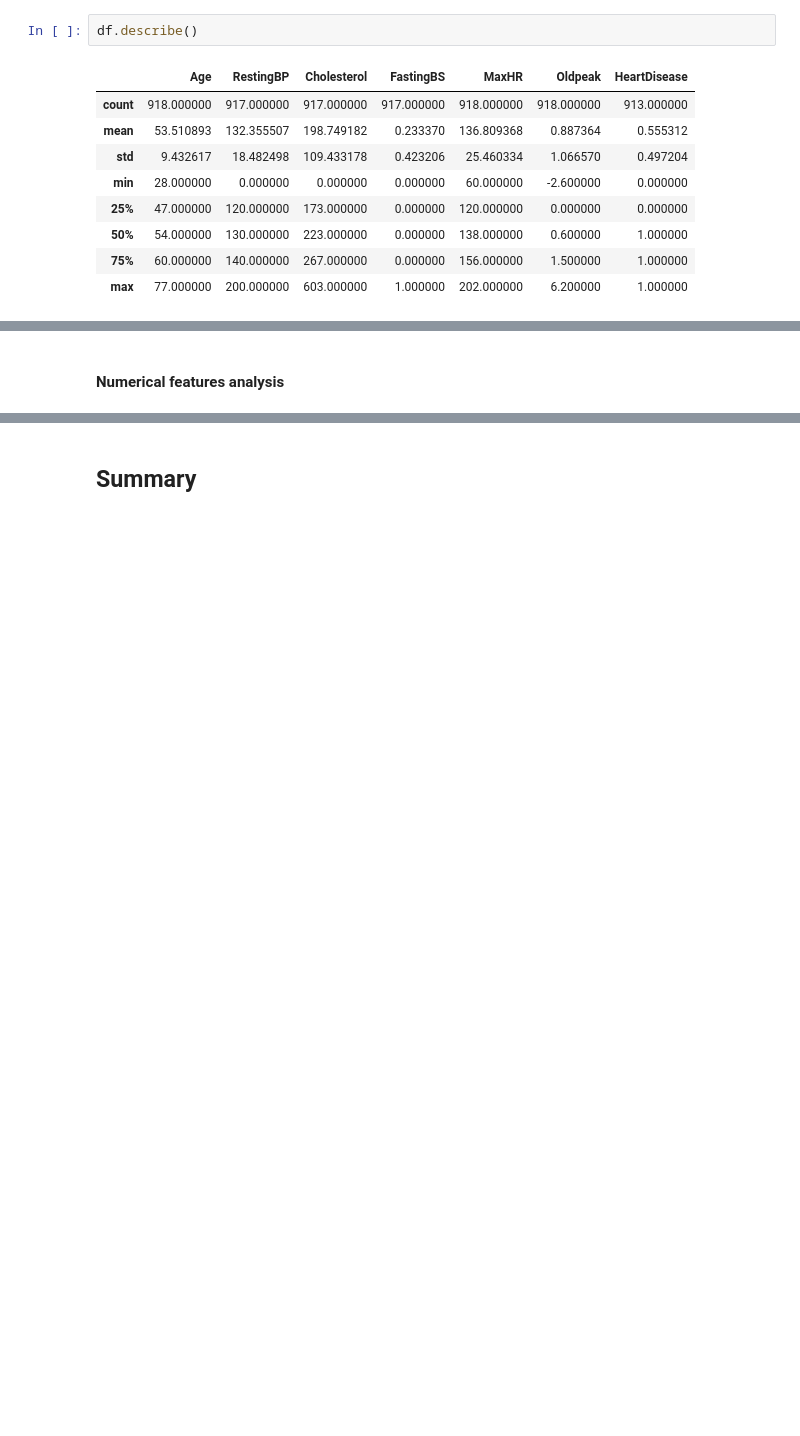
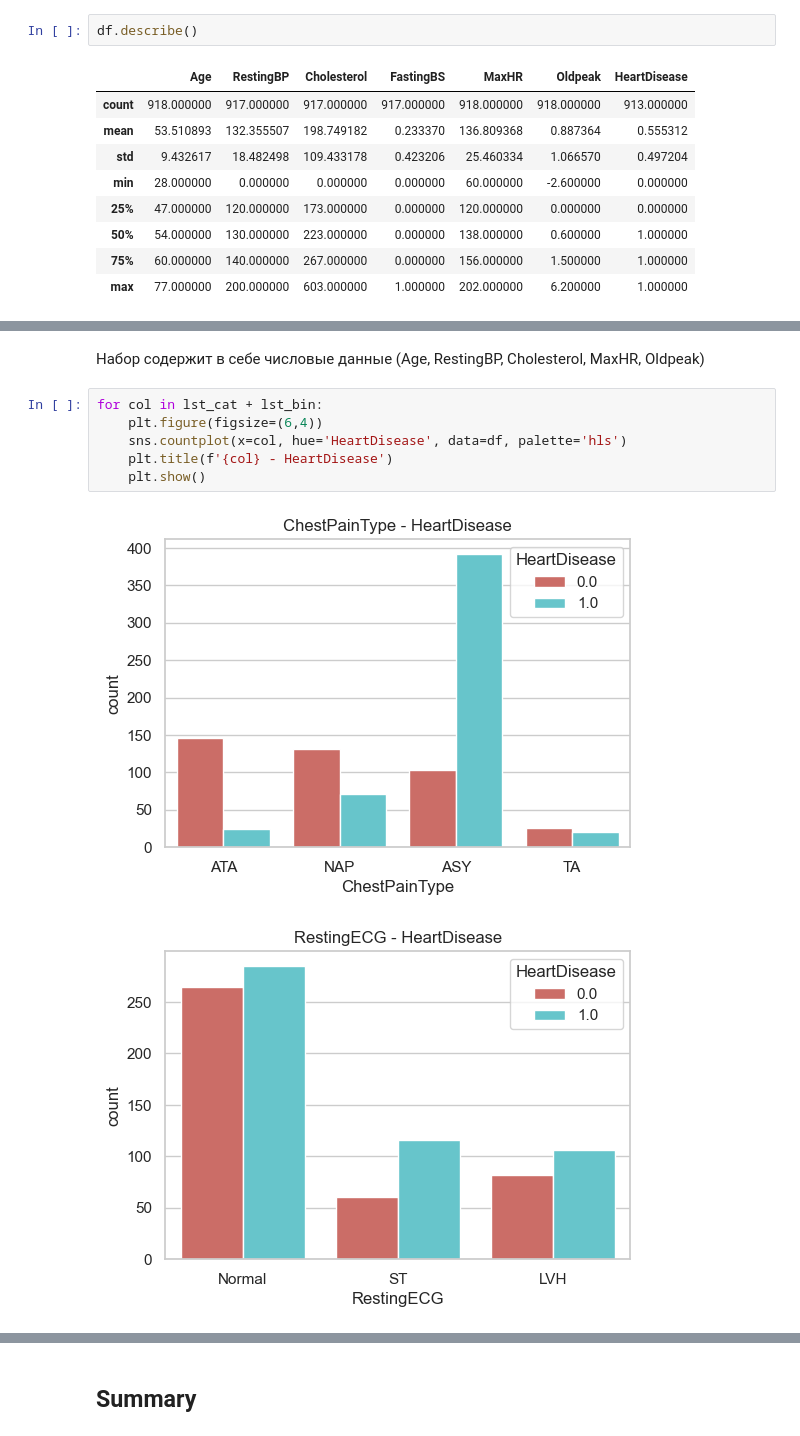
Before and after one commit to Stork656/Heart-diseases_main_project, a Jupyter notebook: notebooks/eda.ipynb, the cells around one changed output, grey strips where cells are left out. Drawn from its saved outputs; the diff is of its cells as text; blank space fills up the shorter version.

Commit message:
- changes for evaluation analysis

```diff
--- a/notebooks/eda.ipynb
+++ b/notebooks/eda.ipynb
@@ -162,5 +206,15 @@ ExerciseAngina
 N    547
 Y    371
 Name: count, dtype: int64
-# %% [markdown]
-#### Numerical features analysis
+# %% [markdown]
+
+Набор содержит в себе числовые данные (Age, RestingBP, Cholesterol, MaxHR, Oldpeak)
+# %%
+for col in lst_cat + lst_bin:
+    plt.figure(figsize=(6,4))
+    sns.countplot(x=col, hue='HeartDisease', data=df, palette='hls')
+    plt.title(f'{col} - HeartDisease')
+    plt.show()
+# %% [output]
+[figure, added]
+[figure, added]
```
Also changed, not shown: parts of 46 cells of this notebook, 2 other files.
